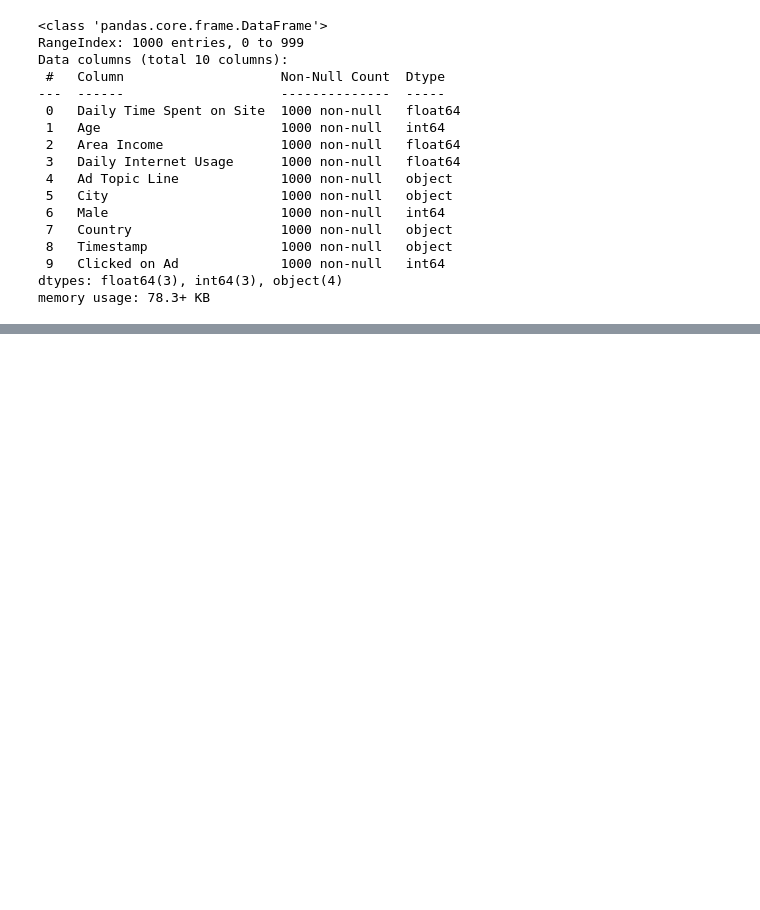
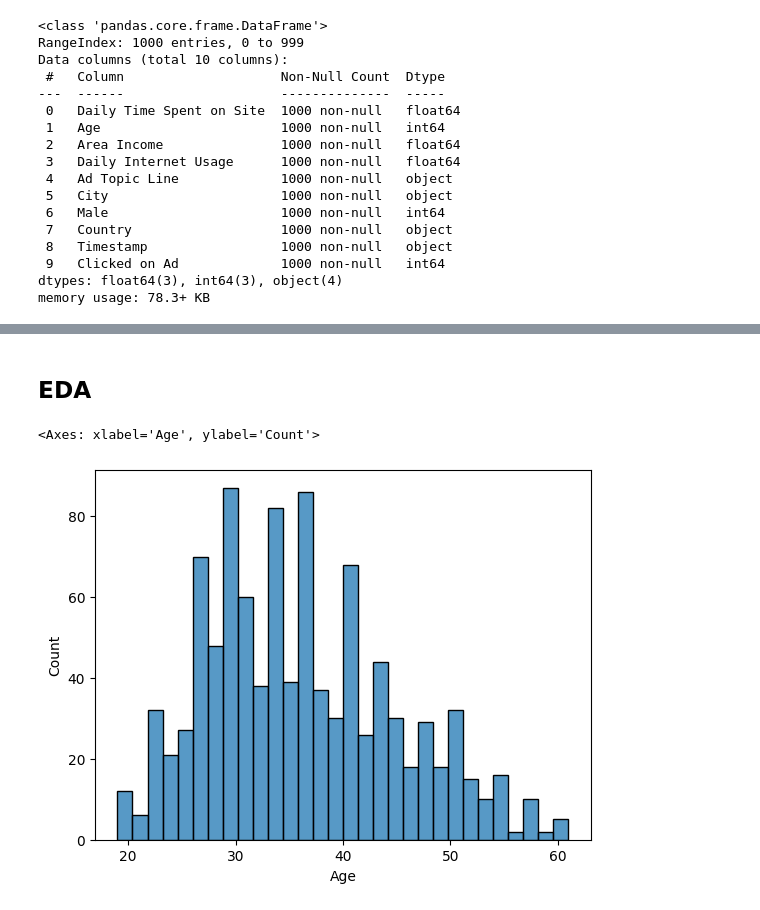
Before and after one commit to KemalYukselir/Titanic-logreg, a Jupyter notebook: main.ipynb, the cells around one changed output, grey strips where cells are left out. Drawn from its saved outputs; the diff is of its cells as text; code cells hidden in the pictures; blank space fills up the shorter version.

```diff
--- a/main.ipynb
+++ b/main.ipynb
@@ -48,3 +48,10 @@ ad_data.describe()
 | 50% | 68.215000 | 35.000000 | 57012.300000 | 183.130000 | 0.000000 | 0.50000 |
 | 75% | 78.547500 | 42.000000 | 65470.635000 | 218.792500 | 1.000000 | 1.00000 |
 | max | 91.430000 | 61.000000 | 79484.800000 | 269.960000 | 1.000000 | 1.00000 |
+# %% [markdown]
+## EDA
+# %%
+sns.histplot(ad_data['Age'],bins=30)
+# %% [output]
+<Axes: xlabel='Age', ylabel='Count'>
+[figure, added]
```
Also changed, not shown: parts of 4 cells of this notebook.
